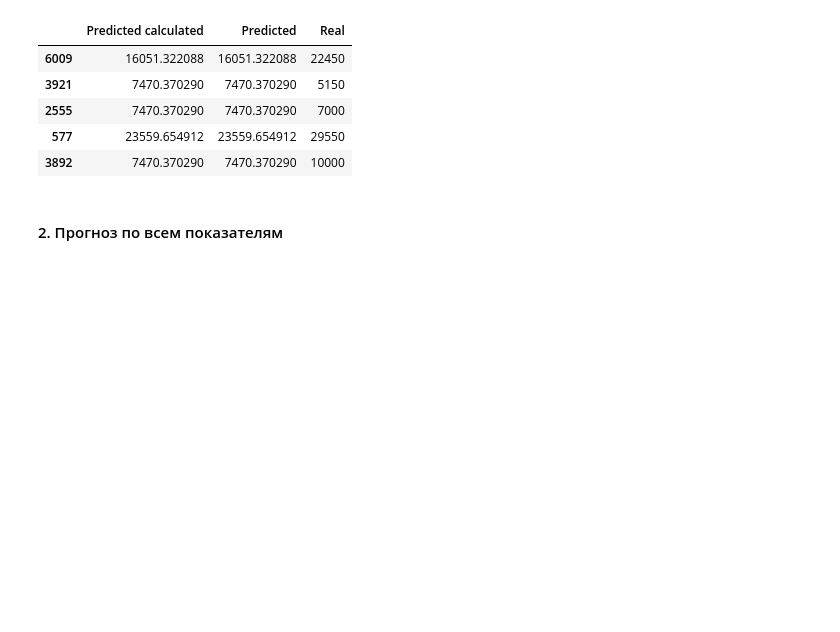
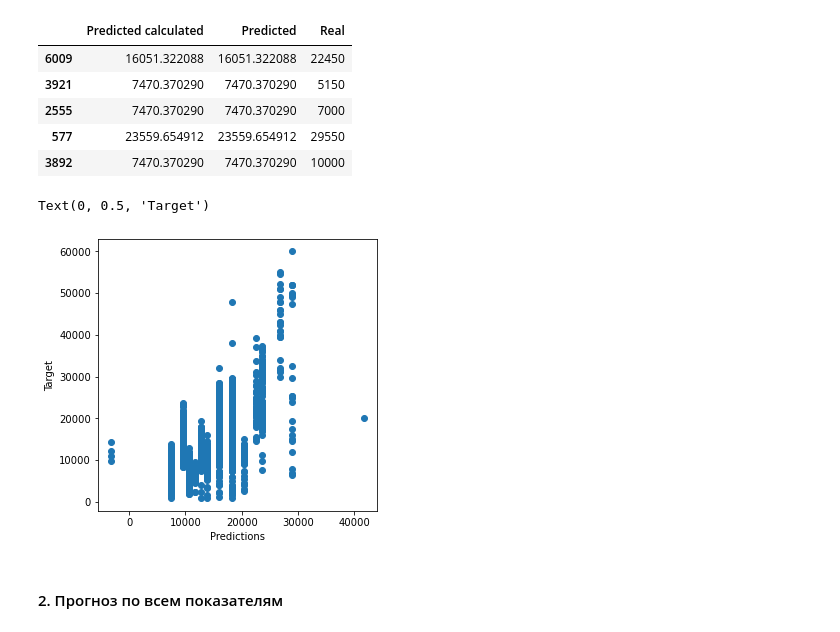
Before and after one commit to Forcause/ML_Labs, a Jupyter notebook: Lab_3/task3.ipynb, the cells around one changed output. Cells and saved outputs as stored; diff of their text form; code cells hidden in the pictures; blank space fills up the shorter version.

Commit message:
add graphics

```diff
--- a/Lab_3/task3.ipynb
+++ b/Lab_3/task3.ipynb
@@ -196,6 +197,14 @@ pd.DataFrame({ "Predicted calculated" : y_manual_all, "Predicted" : Y_test_LR_On
 | 2555 | 7470.370290 | 7470.370290 | 7000 |
 | 577 | 23559.654912 | 23559.654912 | 29550 |
 | 3892 | 7470.370290 | 7470.370290 | 10000 |
+# %%
+plt.figure(figsize=(5,5))
+plt.scatter(Y_train_LR_One_all, Y_train_all)
+plt.xlabel('Predictions')
+plt.ylabel('Target')
+# %% [output]
+Text(0, 0.5, 'Target')
+[figure, added]
 # %% [markdown]
 #### 2. Прогноз по всем показателям
 # %%
```
Also changed, not shown: parts of 10 cells of this notebook.
